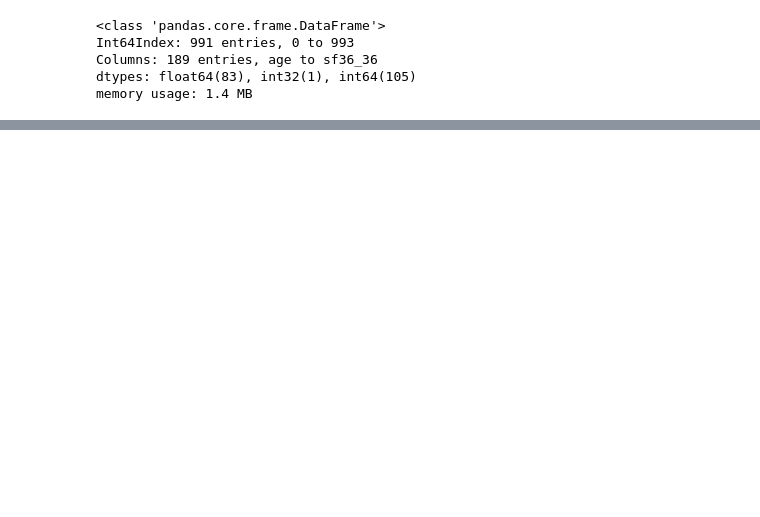
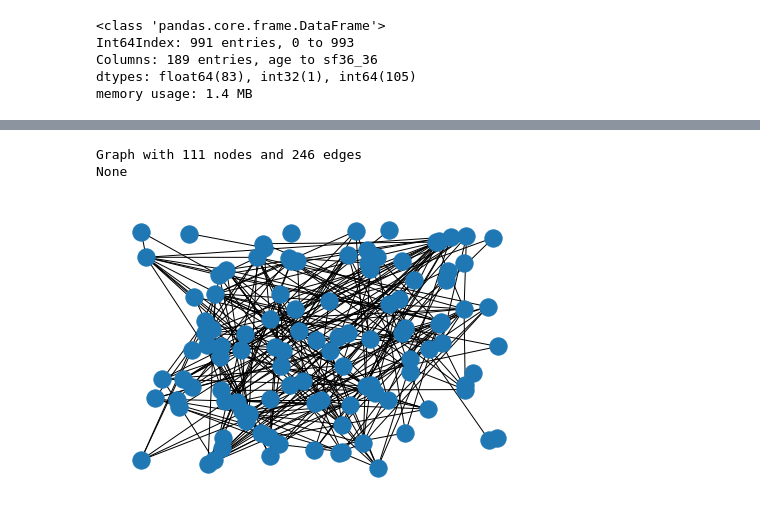
Before and after one commit to AnneWesley/NetworkScience_GroupProject, a Jupyter notebook: Group_project_dataset_cleaning_MASTER.ipynb, the cells around one changed output, grey strips where cells are left out. Cells and saved outputs as stored; diff of their text form; code cells hidden in the pictures; blank space fills up the shorter version.

```diff
--- a/Group_project_dataset_cleaning.ipynb
+++ b/Group_project_dataset_cleaning_MASTER.ipynb
@@ -237,0 +241,24 @@ Next steps:
+# %%
+#make this a function once we finalize
+
+full_df = df.filter(regex = '^pgwbi|sf36|^k6|^who5|^eq5d|^whoqol|^mansa_\d')
+
+full_df['overall_score'] = full_df.mean(axis = 1)
+
+np.std(full_df['overall_score'])
+
+cut_off = np.mean(full_df['overall_score']) + np.std(full_df['overall_score'])
+
+# max_l = full_df.max().to_list()
+# cut_off = max(max_l)/2
+
+filtered_df = full_df[full_df['overall_score'] > cut_off]
+
+filtered_df.drop('overall_score', axis=1, inplace = True)
+
+df_corr = filtered_df.corr(method = 'spearman')
+
+df_corr = df_corr.mask(df_corr == 1, 0)
+df_corr = df_corr.mask(df_corr < .4, 0)
+
+df_corr = df_corr.replace(np.nan,0)
@@ -237,0 +269,9 @@ Next steps:
+# %%
+# check edges of each graph
+test = nx.from_pandas_adjacency(df_corr)
+print(print(test))
+nx.draw_random(test)
+# %% [output]
+Graph with 111 nodes and 246 edges
+None
+[figure, added]
```
Also changed, not shown: parts of 12 cells of this notebook, 1 other file.
